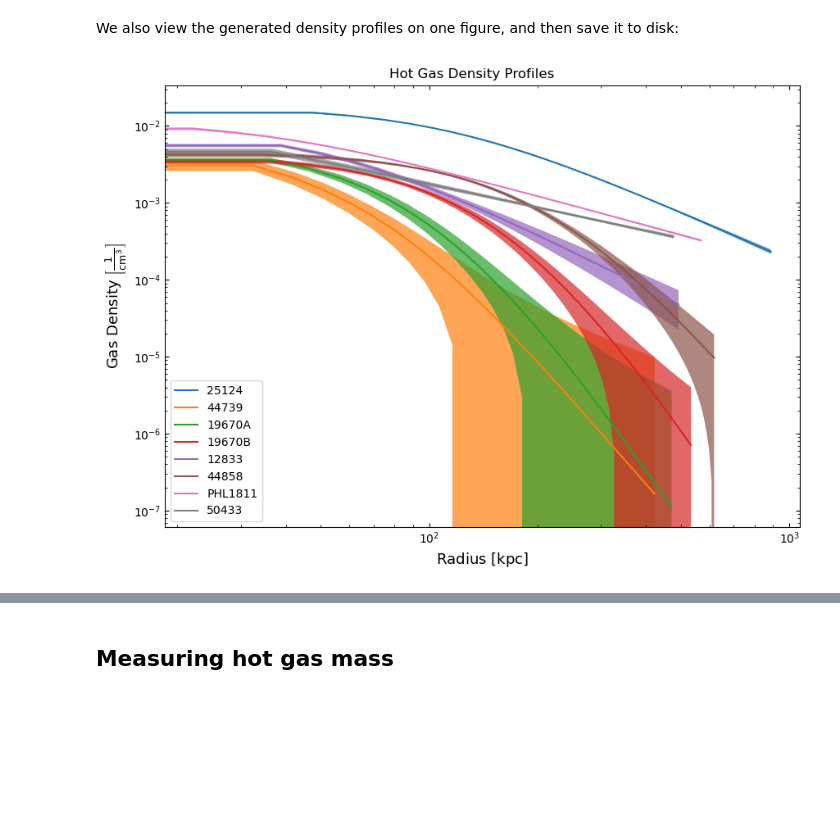
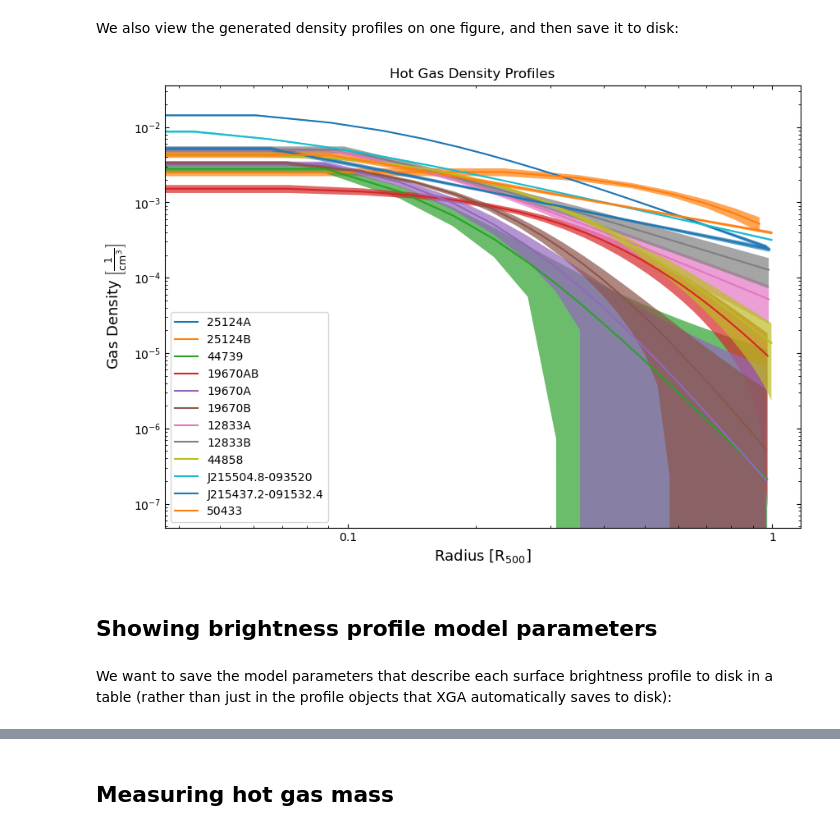
Before and after one commit to DavidT3/OVI_groups, a Jupyter notebook: notebooks/radial_prof_analyses/gas_density.ipynb, the cells around one changed output, grey strips where cells are left out. Cells and saved outputs as stored; diff of their text form; code cells hidden in the pictures; blank space fills up the shorter version.

Commit message:
Re-ran the gas density profile stuff with new LTR results

```diff
--- a/notebooks/radial_prof_analyses/gas_density.ipynb
+++ b/notebooks/radial_prof_analyses/gas_density.ipynb
@@ -69,0 +82,3 @@ r500_samp
+# %%
+r500_samp = r500_samp[~np.isnan(r500_samp['r500'])].reset_index(drop=True)
+r500_samp
@@ -96,4 +129,4 @@ We generate surface brightness profiles, from ratemaps that have been corrected
 We have decided to generate the profiles to an outer radius of <font color="red">$1.1R_{500}$</font>, where the $R_{500}$ in question is that measured from the 'standard' XGA-LTR run:
 # %%
 rl_psf(srcs, bins=10)
-d_profs = inv_abel_fitted_model(srcs, 'beta', outer_radius=srcs.r500, psf_bins=10)
+d_profs = inv_abel_fitted_model(srcs, 'beta', outer_radius=srcs.r500*1, psf_bins=10, pix_step=2)
@@ -100,6 +140,16 @@ d_profs = inv_abel_fitted_model(srcs, 'beta', outer_radius=srcs.r500, psf_bins=1
 # %% [markdown]
 Viewing the surface brightness profiles:
 # %%
-sb_profs = [dp.generation_profile for dp in d_profs]
-BaseAggregateProfile1D(sb_profs).view(model='beta')
+sb_profs = []
+for dp in d_profs:
+    if dp is not None:
+        dp.x_norm = srcs[dp.src_name].r500 / Quantity(1, r500_unit)
+        dp.generation_profile.x_norm = srcs[dp.src_name].r500 / Quantity(1, r500_unit)
+        sb_profs.append(dp.generation_profile)
+
+forms = {'xmajor': FuncFormatter(lambda inp, _: '{:g}'.format(inp))}
+BaseAggregateProfile1D(sb_profs).view(model='beta', just_model=False, x_norm=True, axis_formatters=forms,
+                                      xlim=[0.01, 1.2], save_path='../../outputs/figures/sb_profs.pdf')
+BaseAggregateProfile1D(sb_profs).view(model='beta', just_model=True, x_norm=True, axis_formatters=forms,
+                                      xlim=[0.01, 1.2], save_path='../../outputs/figures/sb_profs_justmod.pdf')
 # %% [output]
@@ -107,7 +158,14 @@ BaseAggregateProfile1D(sb_profs).view(model='beta')
 # %% [markdown]
 We also view the generated density profiles on one figure, and then save it to disk:
 # %%
-BaseAggregateProfile1D(d_profs).view(joined_points=True, custom_title='Hot Gas Density Profiles',
-                                     save_path='../../outputs/figures/hot_gas_dens_profs.pdf')
+agg_dp = BaseAggregateProfile1D([dp for dp in d_profs if dp is not None])
+
+forms = {'xmajor': FuncFormatter(lambda inp, _: '{:g}'.format(inp))}
+agg_dp.view(joined_points=True, custom_title='Hot Gas Density Profiles', x_norm=True, axis_formatters=forms,
+            save_path='../../outputs/figures/hot_gas_dens_profs.pdf')
 # %% [output]
-[figure, old version]
+[figure, new version]
+# %% [markdown]
+## Showing brightness profile model parameters
+# %% [markdown]
+We want to save the model parameters that describe each surface brightness profile to disk in a table (rather than just in the profile objects that XGA automatically saves to disk):
```
Also changed, not shown: parts of 12 cells of this notebook, 7 other files.
